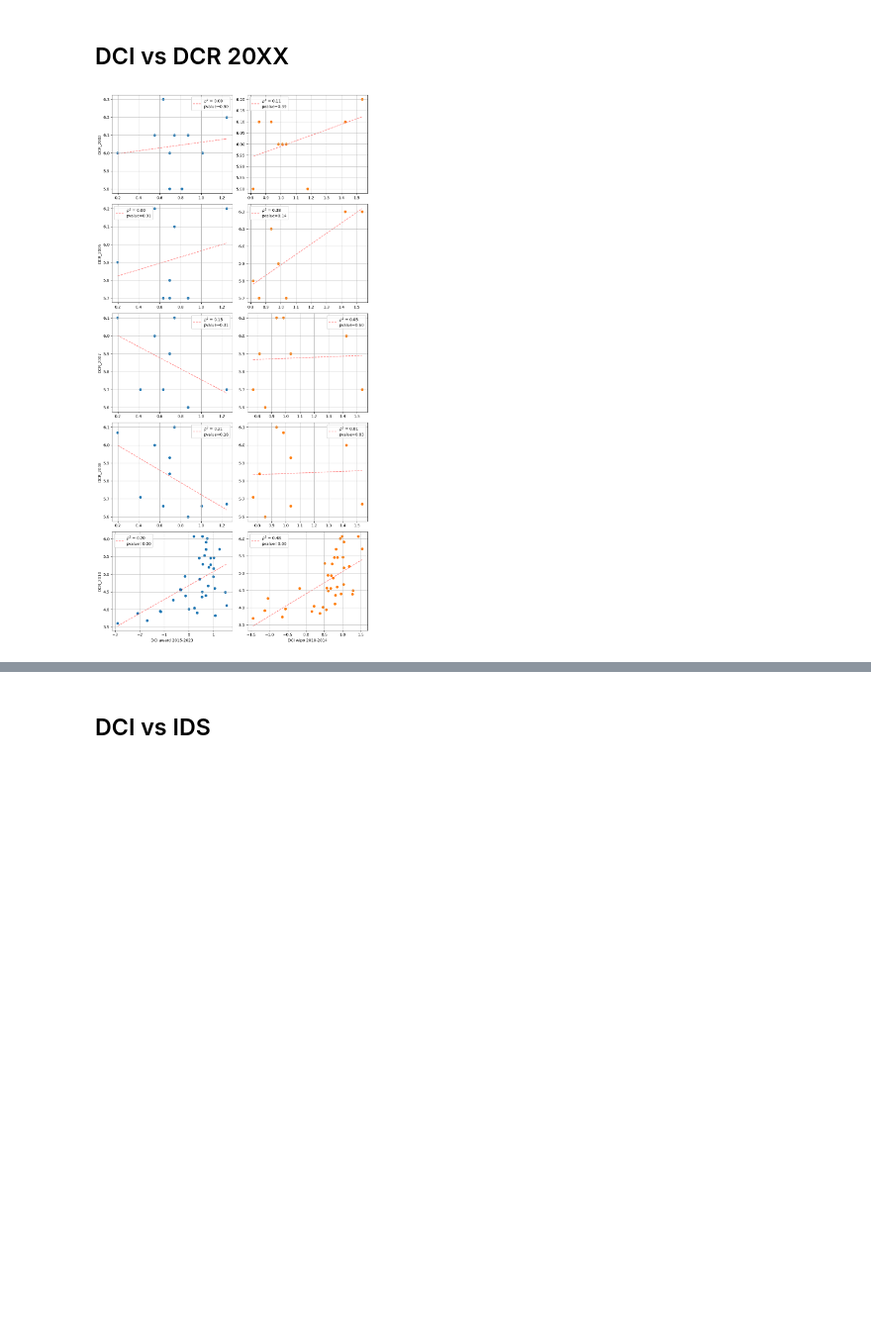
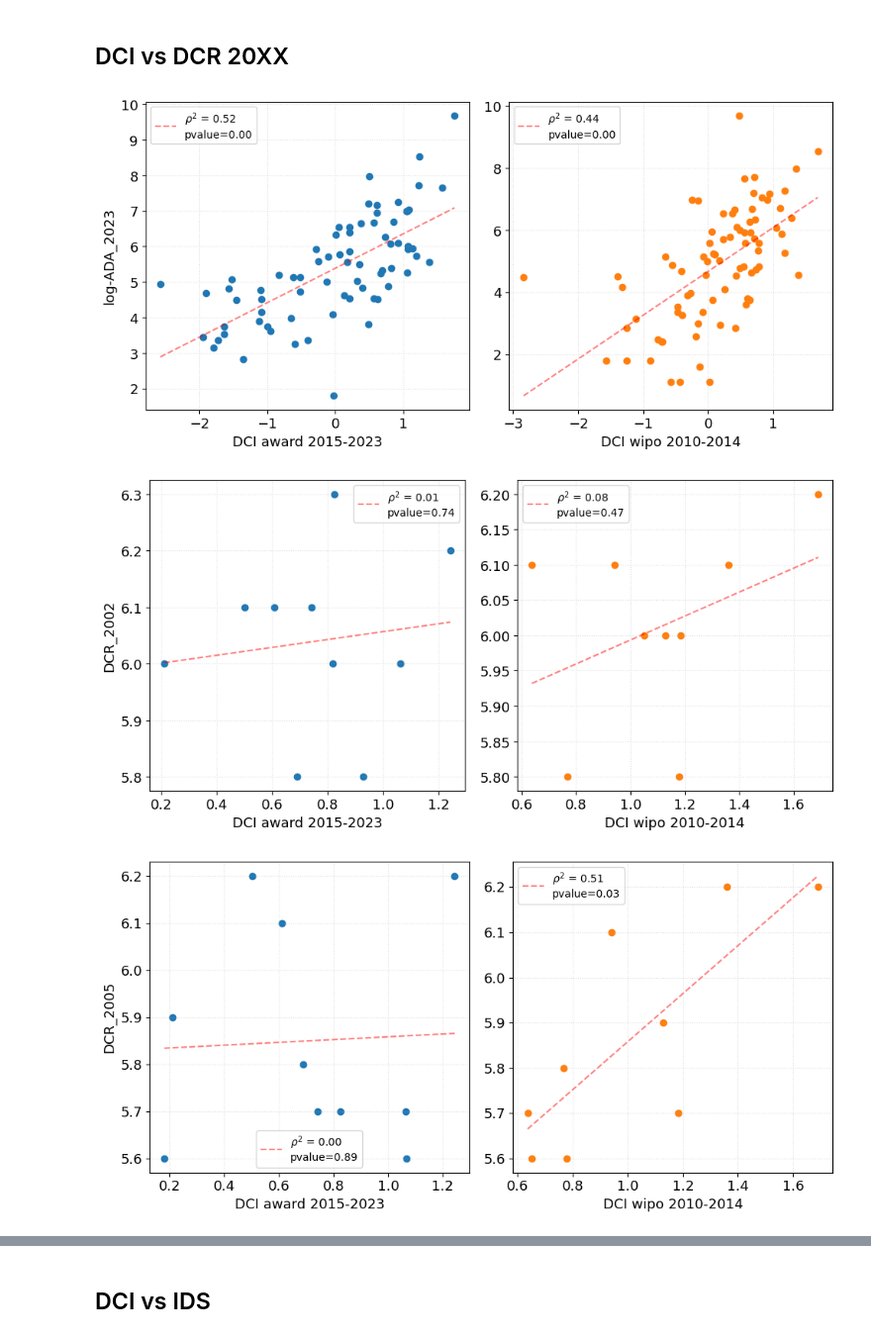
Before and after one commit to jillanes-va/Design-Complexity, a Jupyter notebook: Archivo_de_experimentación_rápida.ipynb, the cells around one changed output, grey strips where cells are left out. Shown at 99% size. Drawn from its saved outputs; the diff is of its cells as text; code cells hidden in the pictures; blank space fills up the shorter version.

```diff
--- a/Archivo_de_experimentación_rápida.ipynb
+++ b/Archivo_de_experimentación_rápida.ipynb
@@ -275,14 +274,17 @@ wipo_awards = inv_dict(awards_wipo)
 #### Threshold = 0.75
 # %%
 #DCI award vs DCI wipo
+plt.rcParams.update({'font.size': 13})
+
 DCIs, non_present = x_vs_y(DCI_awards, DCI_wipo, awards_wipo)
 DCI_reg, values = reg(DCIs)
 
 plt.scatter(DCIs[1, :], DCIs[0, :])
-plt.plot(DCI_reg[1, :], DCI_reg[0, :], linestyle = '--', alpha = 0.6, color = 'tab:orange', label = f'$\\rho^2=${values[0]**2:.2f}\npvalue={values[1]:.2f}')
-plt.legend()
+plt.plot(DCI_reg[1, :], DCI_reg[0, :], linestyle = '--', alpha = 0.6, color = 'tab:red', label = f'$\\rho^2=${values[0]**2:.2f}\npvalue={values[1]:.2f}')
+plt.legend(fontsize = 10)
+plt.grid(alpha = 0.7, linestyle = ':')
 plt.ylabel(f'DCI award {año_awards}')
 plt.xlabel(f'DCI wipo {año_wipo}')
 
-plt.savefig('./figs/correlations/DCIs.png')
+#plt.savefig('./figs/correlations/DCIs.png')
 # %% [output]
@@ -348,30 +355,35 @@ plt.savefig('./figs/correlations/DCIs_GDR2023.png')
 ## DCI vs DCR 20XX
 # %%
 #DCI award vs GDP per capita
-fig, ax = plt.subplots(5, 2, figsize = (10, 5 * 4))
 
-for n, rank in enumerate(Ranking_names[1:6]):
+for n, rank in enumerate(Ranking_names):
+    fig, ax = plt.subplots(1, 2, figsize = (10, 5))
+
+    is_log = (n in [0, 4, 5])
+
     wipo_ranking = interchange_dict(wipo_awards, Ranking_dicts[n])
-    DCIa_PIB, non_present = x_vs_y(DCI_awards, Ranking_Score[rank], Ranking_dicts[n])
-    DCIw_PIB, non_present = x_vs_y(DCI_wipo, Ranking_Score[rank], wipo_ranking)
+    DCIa_PIB, non_present = x_vs_y(DCI_awards, Ranking_Score[rank], Ranking_dicts[n], log = is_log)
+    DCIw_PIB, non_present = x_vs_y(DCI_wipo, Ranking_Score[rank], wipo_ranking, log = is_log)
 
     DCIa_reg, values_a = reg(DCIa_PIB)
     DCIw_reg, values_w = reg(DCIw_PIB)
 
-    ax[n, 0].scatter(DCIa_PIB[0, :], DCIa_PIB[1, :], zorder = 1)
-    ax[n, 0].plot(DCIa_reg[0, :], DCIa_reg[1, :], color = 'red', linestyle = '--', alpha = 0.5, label = f'$\\rho^2$ = {values_a[0]**2:.2f}\npvalue={values_a[1]:.2f}', zorder = 1)
-    ax[n, 0].set_ylabel(f'{rank}')
-    ax[n, 0].legend()
-    ax[n, 0].grid(zorder = 0)
+    ax[0].scatter(DCIa_PIB[0, :], DCIa_PIB[1, :], zorder = 1)
+    ax[0].plot(DCIa_reg[0, :], DCIa_reg[1, :], color = 'red', linestyle = '--', alpha = 0.5, label = f'$\\rho^2$ = {values_a[0]**2:.2f}\npvalue={values_a[1]:.2f}', zorder = 1)
+    ax[0].set_ylabel( is_log * 'log-' + f'{rank}')
+    ax[0].legend(fontsize = 10)
+    ax[0].grid(zorder = 0, alpha = 0.4, linestyle = ':')
 
-    ax[n, 1].scatter(DCIw_PIB[0, :], DCIw_PIB[1, :], color = 'tab:orange', zorder = 1)
-    ax[n, 1].plot(DCIw_reg[0, :], DCIw_reg[1, :], color = 'red', linestyle = '--', alpha = 0.5, label = f'$\\rho^2$ = {values_w[0]**2:.2f}\npvalue={values_w[1]:.2f}', zorder = 1)
-    ax[n, 1].legend()
-    ax[n, 1].grid(zorder = 0)
+    ax[1].scatter(DCIw_PIB[0, :], DCIw_PIB[1, :], color = 'tab:orange', zorder = 1)
+    ax[1].plot(DCIw_reg[0, :], DCIw_reg[1, :], color = 'red', linestyle = '--', alpha = 0.5, label = f'$\\rho^2$ = {values_w[0]**2:.2f}\npvalue={values_w[1]:.2f}', zorder = 1)
+    ax[1].legend(fontsize = 10)
+    ax[1].grid(zorder = 0, alpha = 0.4, linestyle = ':')
 
-ax[4, 0].set_xlabel(f'DCI award {año_awards}')
-ax[4, 1].set_xlabel(f'DCI wipo {año_wipo}')
-plt.tight_layout()
-plt.savefig('./figs/correlations/DCIs_DCR20XX.png')
+    ax[0].set_xlabel(f'DCI award {año_awards}')
+    ax[1].set_xlabel(f'DCI wipo {año_wipo}')
+    plt.tight_layout()
+#    plt.savefig(f'./figs/correlations/DCIs_{rank}.png')
 # %% [output]
-[figure, old version]
+[figure, new version]
+[figure, added]
+[figure, added]
```
Also changed, not shown: parts of 9 cells of this notebook, 49 other files.
